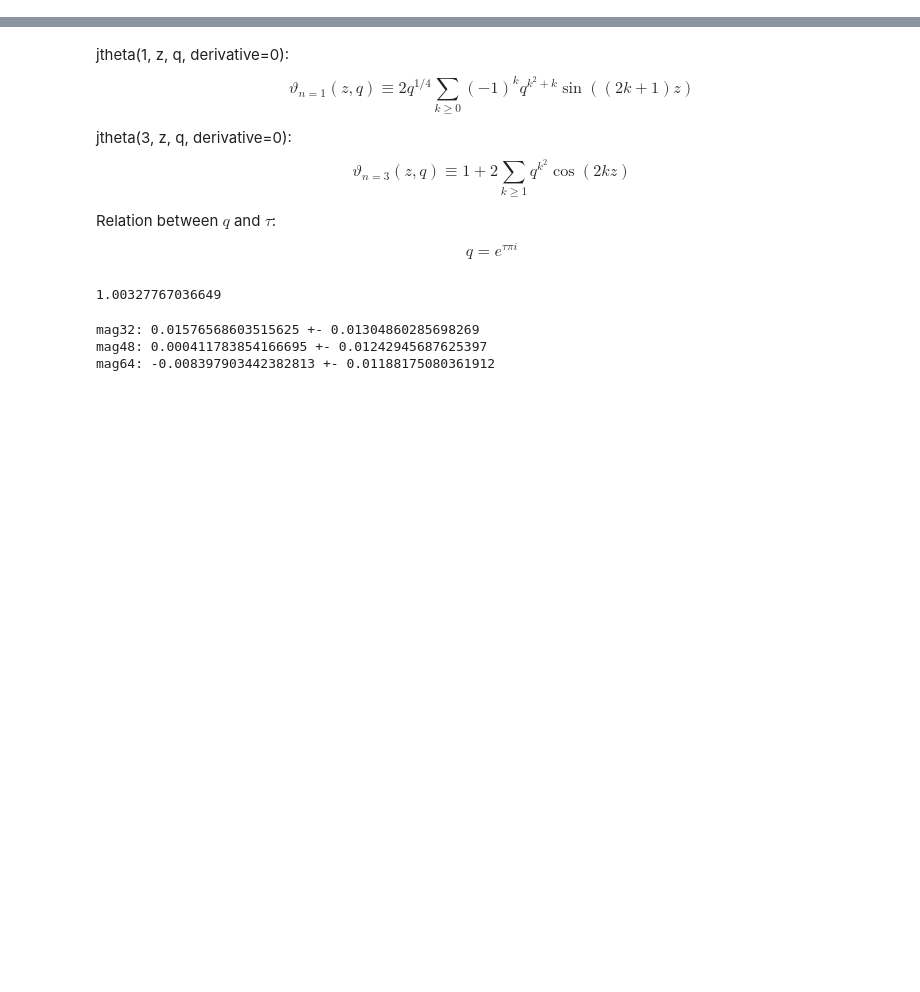
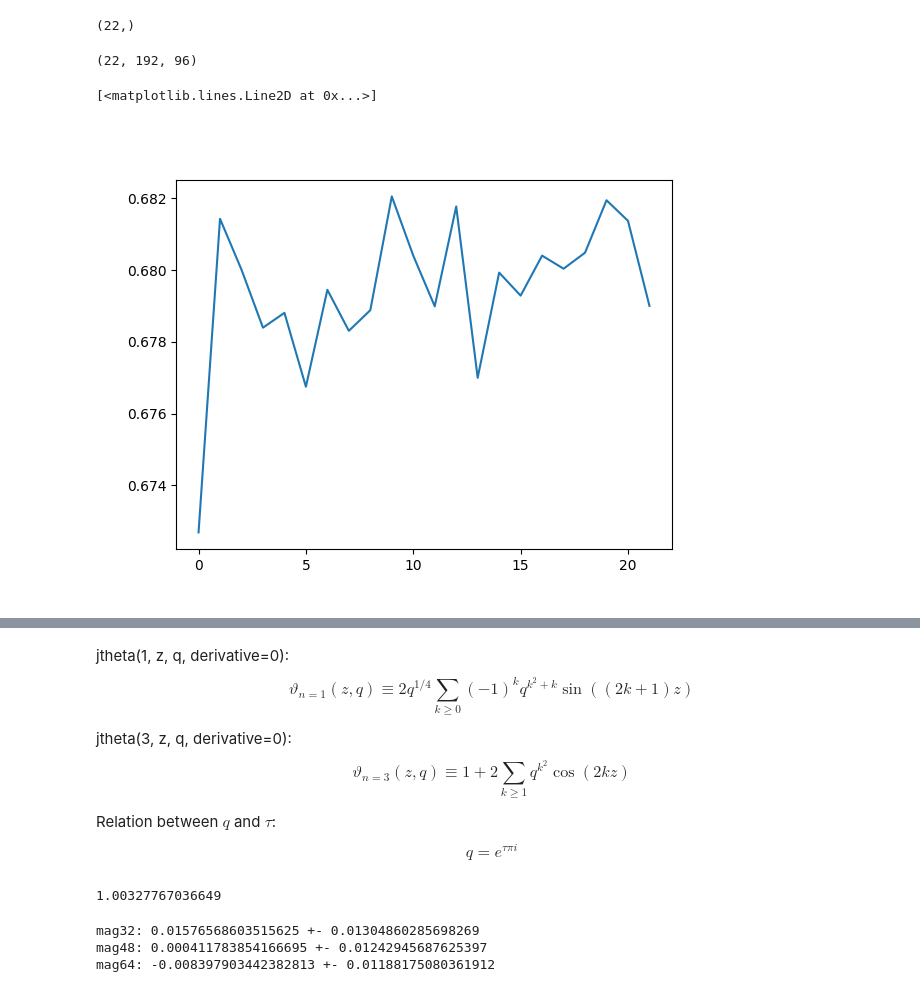
Before and after one commit to nobuyukimatsumoto68/hex, a Jupyter notebook: analysis.ipynb, the cells around one changed output, grey strips where cells are left out. Saved outputs shown, nothing was run; the diff lists cells and outputs as text; code cells hidden in the pictures; blank space fills up the shorter version.

```diff
--- a/analysis.ipynb
+++ b/analysis.ipynb
@@ -278,0 +258,10 @@ eta1 = -1.0/6.0 * th1(0, n=3)/th1(0, n=1)
+# %%
+Lx = 48 # 384 # 768 # 1536
+Ly = 2*Lx
+
+tau = Ly/Lx*np.exp( 1.0j*np.pi/3 )
+
+Nbintot = 22
+binsize = 1e2
+nskip = 2
+Nbin = Nbintot-nskip
@@ -454,0 +435,11 @@ format_print(jk.mean(), jk.err())
+# %%
+eps_1pt = np.array([np.loadtxt(directory1+"eps_1pt_"+str(i)+".dat") for i in range(1, Nbintot+1)])
+epseps_corr1 = np.array([np.loadtxt(directory1+"epseps_corr_"+str(i)+".dat") for i in range(1, Nbintot+1)])
+# %%
+(eps_1pt**2).shape
+# %% [output]
+(22,)
+# %%
+epseps_corr1.shape
+# %% [output]
+(22, 192, 96)
@@ -454,0 +451,6 @@ format_print(jk.mean(), jk.err())
+# %%
+plt.close()
+plt.plot(epseps_corr1[:,1,1])
+# %% [output]
+[<matplotlib.lines.Line2D at 0x...>]
+[figure, added]
```
Also changed, not shown: parts of 73 cells of this notebook, 1 other file.
